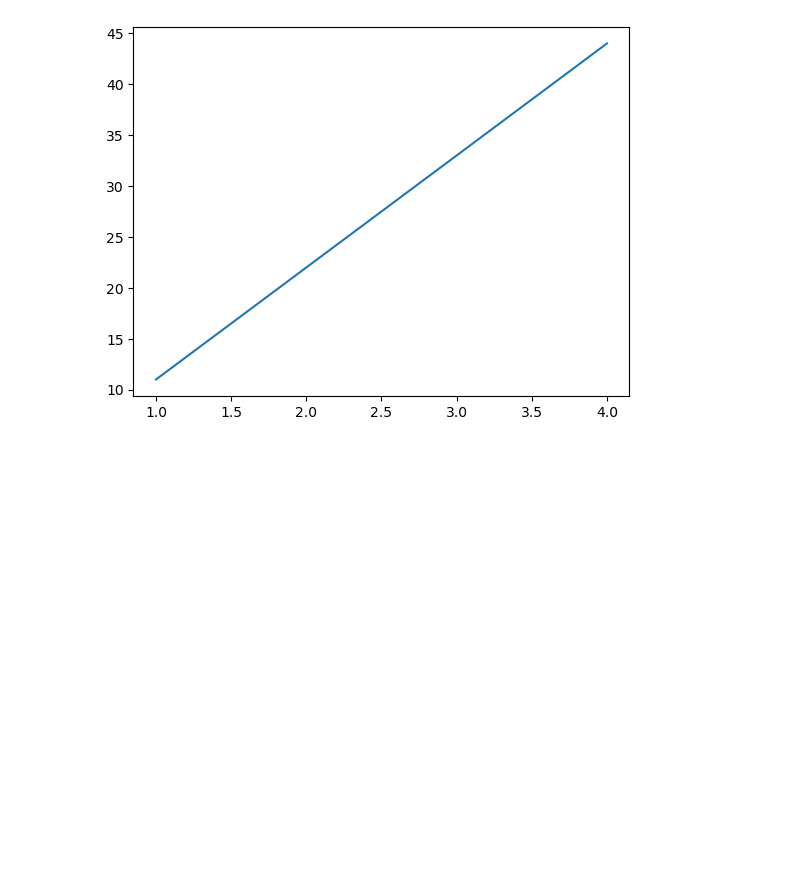
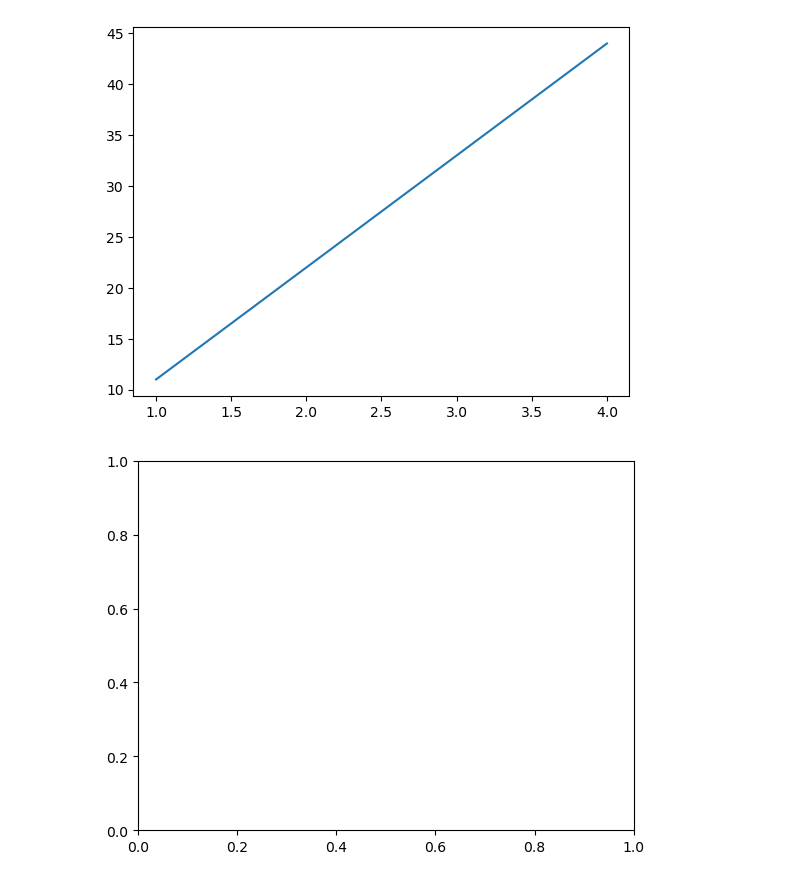
Before and after one commit to the-javascript-jedi/machine_learning_projects, a Jupyter notebook: andrei/complete-ai-ml-ds-bootcamp/s_8_matplotlib/s_1_matplotlib intro.ipynb, the cells around one changed output. Cells and saved outputs as stored; diff of their text form; code cells hidden in the pictures; blank space fills up the shorter version.

```diff
--- a/andrei/complete-ai-ml-ds-bootcamp/s_8_matplotlib/s_1_matplotlib intro.ipynb
+++ b/andrei/complete-ai-ml-ds-bootcamp/s_8_matplotlib/s_1_matplotlib intro.ipynb
@@ -28,3 +28,10 @@ plt.plot(x,y)
 # %% [output]
 [<matplotlib.lines.Line2D at 0x...>]
 [figure]
+# %%
+# 1st method
+fig = plt.figure() # creates a figure
+ax = fig.add_subplot() # adds some axes
+plt.show()
+# %% [output]
+[figure, added]
```
Also changed, not shown: parts of 2 cells of this notebook.
